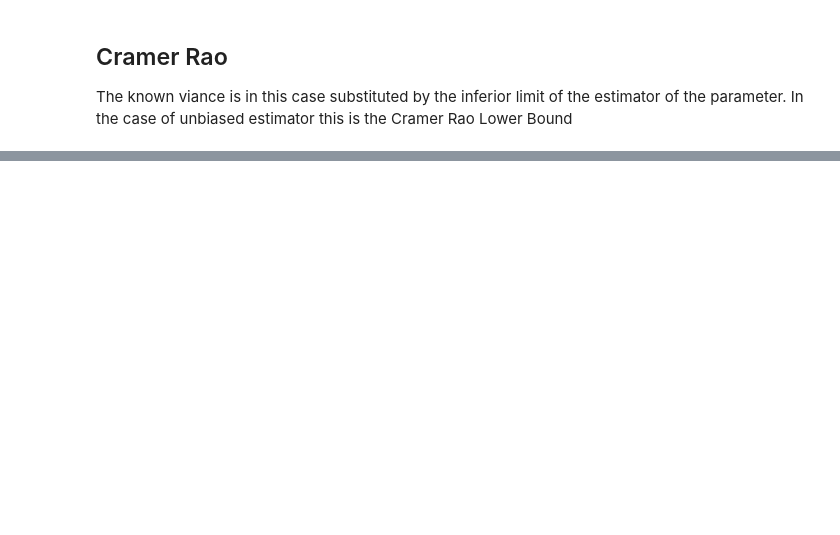
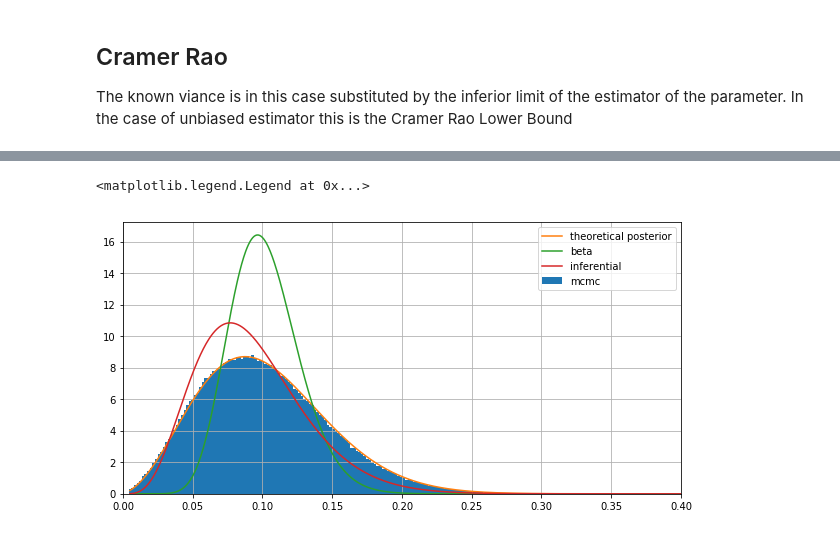
Before and after one commit to martinobdl/FinEngFinalProj, a Jupyter notebook: python/Script.ipynb, the cells around one changed output, grey strips where cells are left out. Drawn from its saved outputs; the diff is of its cells as text; code cells hidden in the pictures; blank space fills up the shorter version.

```diff
--- a/python/Script.ipynb
+++ b/python/Script.ipynb
@@ -289,9 +296,33 @@ plt.legend(['bayesian theoretical pdf','mcmc'])
 # %%
+# Rho with Cramer Rao Variance
+
 rho_vect  = np.linspace(0.005,0.995,1980)
 rho_CRstd = utils.CramerRao_rho(10891,rho_vect,30)
 [aa,bb]   = utils.betaParameter(rho_vect,rho_CRstd) # A and B beta parameters
 h_rho_CR  = utils.posteriorDistributionRho(rho_mean,rho_vect,aa,bb) # posterior
 
-rho_sim_bCR = utils.samplingFromPosterior(N_simulations,rho_vect,h_rho_CR)
+[a_,b_]   = utils.betaParameter(rho_vect,rho_std) # A and B beta parameters
+xrho_vect = np.linspace(0.005,0.995,1000)
+f_x_rhoCR = lambda x: scipy.stats.beta.pdf(x,a_,b_)           # density of x given mean (unknown) and empirical std
+
+rho_pdf_CramerRao = utils.bayesianPrediction(xrho_vect,rho_vect,h_rho_CR,f_x_rhoCR) # density of X conditioned on data
+
+rho_sim_bayes_CramerRao = utils.samplingFromPosterior(N_simulations,xrho_vect,rho_pdf_CramerRao) # simulated correlation
+# %%
+posterior_mean = np.trapz(h_rho_CR*rho_vect,rho_vect)
+posterior_var = np.trapz(h_rho_CR*rho_vect**2,rho_vect)-posterior_mean**2
+
+[a,b] = utils.betaParameter(posterior_mean,np.sqrt(posterior_var))
+
+ax = plt.hist(rho_sim_bayes_CramerRao,200,density=True)
+plt.plot(xrho_vect,rho_pdf_CramerRao)
+plt.plot(rho_vect,scipy.stats.beta.pdf(rho_vect,a,b))
+plt.plot(rho_vect,scipy.stats.beta.pdf(rho_vect,utils.betaParameter(rho_mean,rho_std)[0],utils.betaParameter(rho_mean,rho_std)[1]))
+plt.grid(True)
+plt.xlim([0,0.4])
+plt.legend(['theoretical posterior','beta','inferential','mcmc'])
+# %% [output]
+<matplotlib.legend.Legend at 0x...>
+[figure, added]
 # %%
 RCb_HP_d_CR = src.CapitalRequirementAlternativeHP(RR_mean,DR_sim_bCR,rho_mean,confidenceLevel,systematicRisk,idiosyncraticRisk)
```
Also changed, not shown: parts of 12 cells of this notebook, 1 other file.
